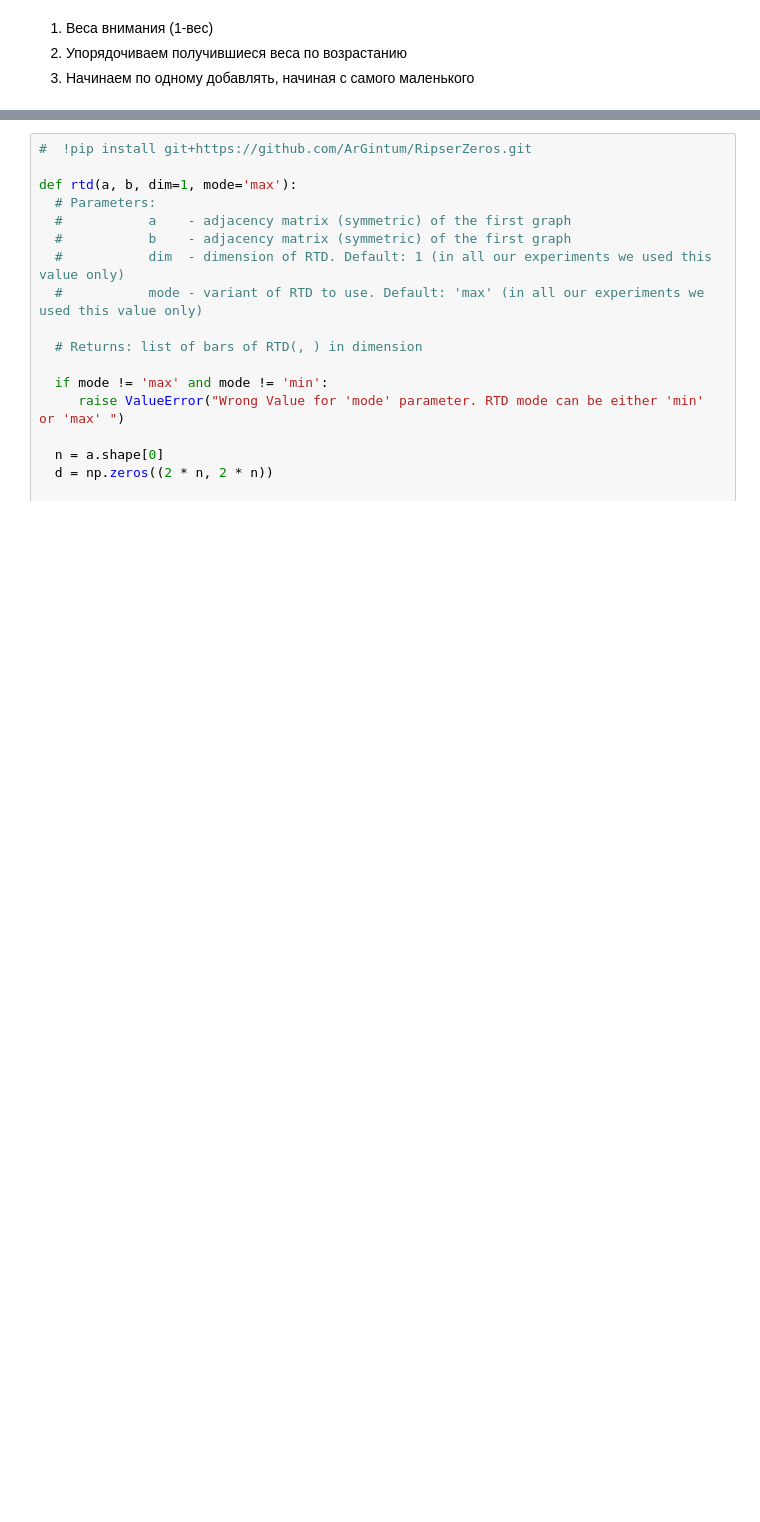
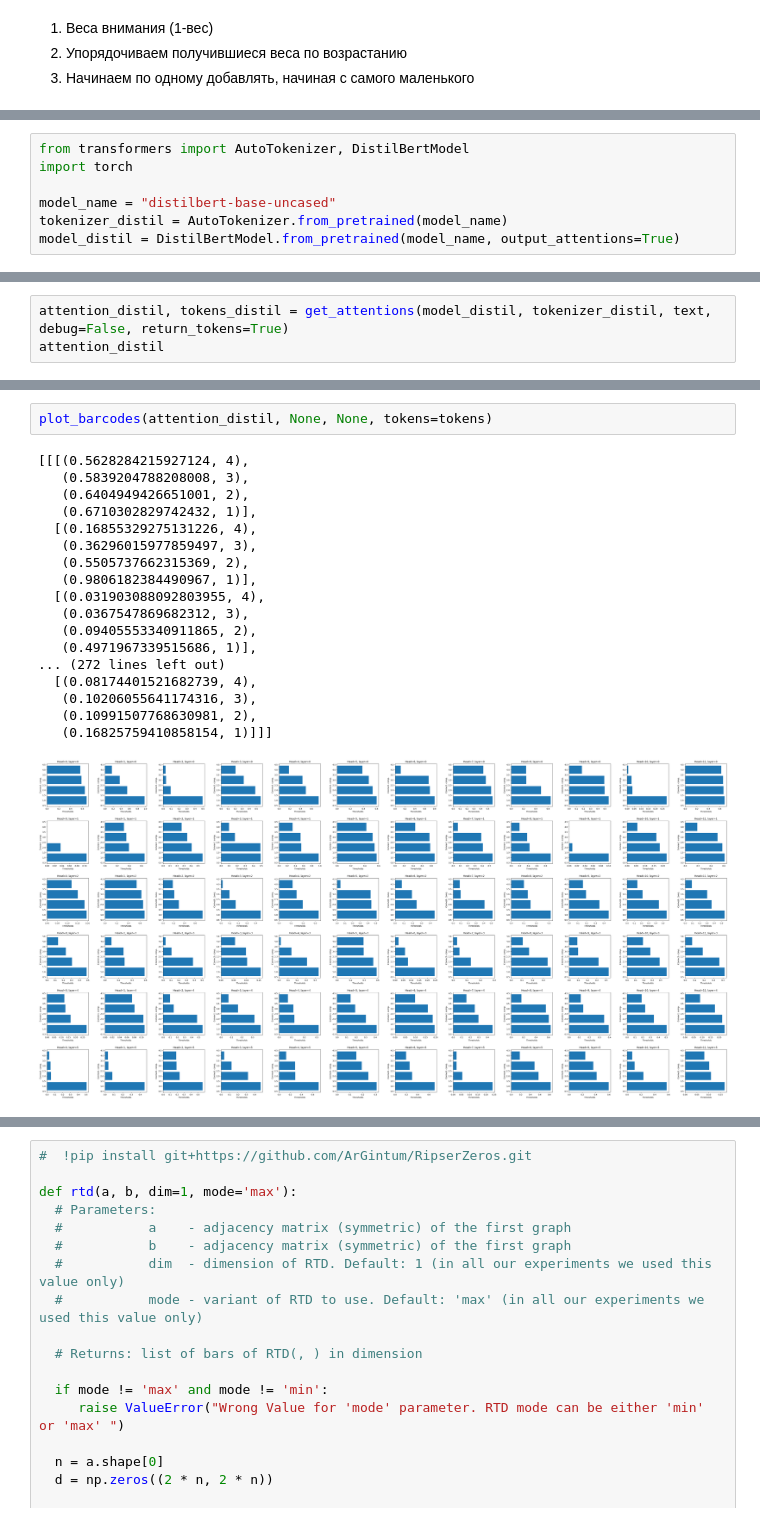
Before and after one commit to Yessense/attn_map_analysis, a Jupyter notebook: bert.ipynb, the cells around one changed output, grey strips where cells are left out. Saved outputs shown, nothing was run; the diff lists cells and outputs as text; blank space fills up the shorter version.

Commit message:
Added distil bert

```diff
--- a/bert.ipynb
+++ b/bert.ipynb
@@ -167,0 +229,7 @@ head_view(attention, tokens, heads=[6])
+# %%
+from transformers import AutoTokenizer, DistilBertModel
+import torch
+
+model_name = "distilbert-base-uncased"
+tokenizer_distil = AutoTokenizer.from_pretrained(model_name)
+model_distil = DistilBertModel.from_pretrained(model_name, output_attentions=True)
@@ -167,0 +241,3 @@ head_view(attention, tokens, heads=[6])
+# %%
+attention_distil, tokens_distil = get_attentions(model_distil, tokenizer_distil, text, debug=False, return_tokens=True)
+attention_distil
@@ -167,0 +262,21 @@ head_view(attention, tokens, heads=[6])
+# %%
+plot_barcodes(attention_distil, None, None, tokens=tokens)
+# %% [output]
+[[[(0.5628284215927124, 4),
+   (0.5839204788208008, 3),
+   (0.6404949426651001, 2),
+   (0.6710302829742432, 1)],
+  [(0.16855329275131226, 4),
+   (0.36296015977859497, 3),
+   (0.5505737662315369, 2),
+   (0.9806182384490967, 1)],
+  [(0.031903088092803955, 4),
+   (0.0367547869682312, 3),
+   (0.09405553340911865, 2),
+   (0.4971967339515686, 1)],
+... (272 lines left out)
+  [(0.08174401521682739, 4),
+   (0.10206055641174316, 3),
+   (0.10991507768630981, 2),
+   (0.16825759410858154, 1)]]]
+[figure, added]
```
Also changed, not shown: parts of 12 cells of this notebook, 4 other files.
